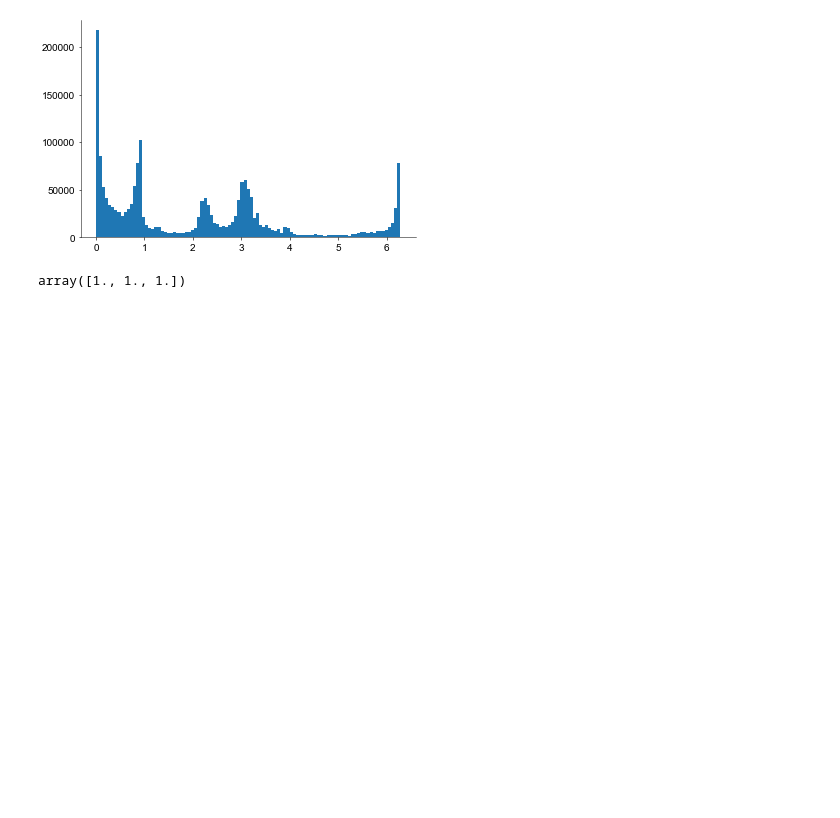
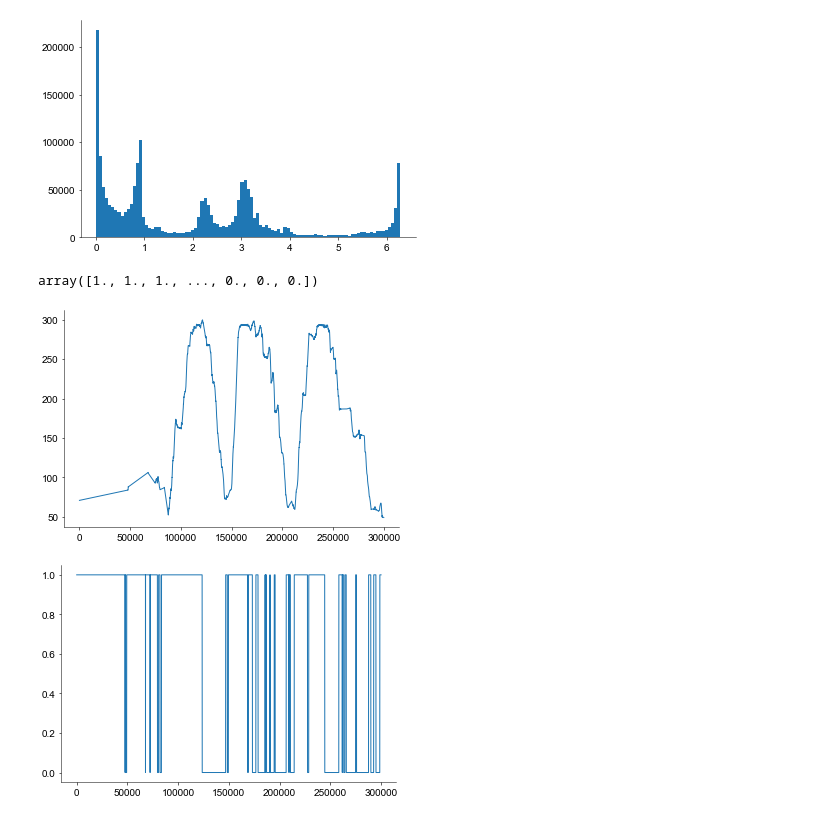
Before and after one commit to davindicode/nonparametric-nonrenewal-process, a Jupyter notebook: scripts/analysis/hc3.ipynb, the cells around one changed output. Drawn from its saved outputs; the diff is of its cells as text; code cells hidden in the pictures; blank space fills up the shorter version.

```diff
--- a/scripts/analysis/hc3.ipynb
+++ b/scripts/analysis/hc3.ipynb
@@ -108,7 +108,21 @@ plt.hist(dataset_dict["covariates"]["hd"], bins=np.linspace(0, 2*np.pi, 100))
 plt.show()
 # %% [output]
 [figure]
-# %%
-np.ones(3)
-# %% [output]
-array([1., 1., 1.])
+# %%
+hd_t = dataset_dict["covariates"]["hd"]
+LR_t = (((hd_t % (2 * np.pi)) <= np.pi / 2.) | ((hd_t % (2 * np.pi)) > 3 * np.pi / 2.)).astype(float)
+# %%
+LR_t
+# %% [output]
+array([1., 1., 1., ..., 0., 0., 0.])
+# %%
+x_t = dataset_dict["covariates"]["x"]
+
+plt.plot(x_t[:300000])
+plt.show()
+
+plt.plot(LR_t[:300000])
+plt.show()
+# %% [output]
+[figure, added]
+[figure, added]
```
Also changed, not shown: 9 other files.
